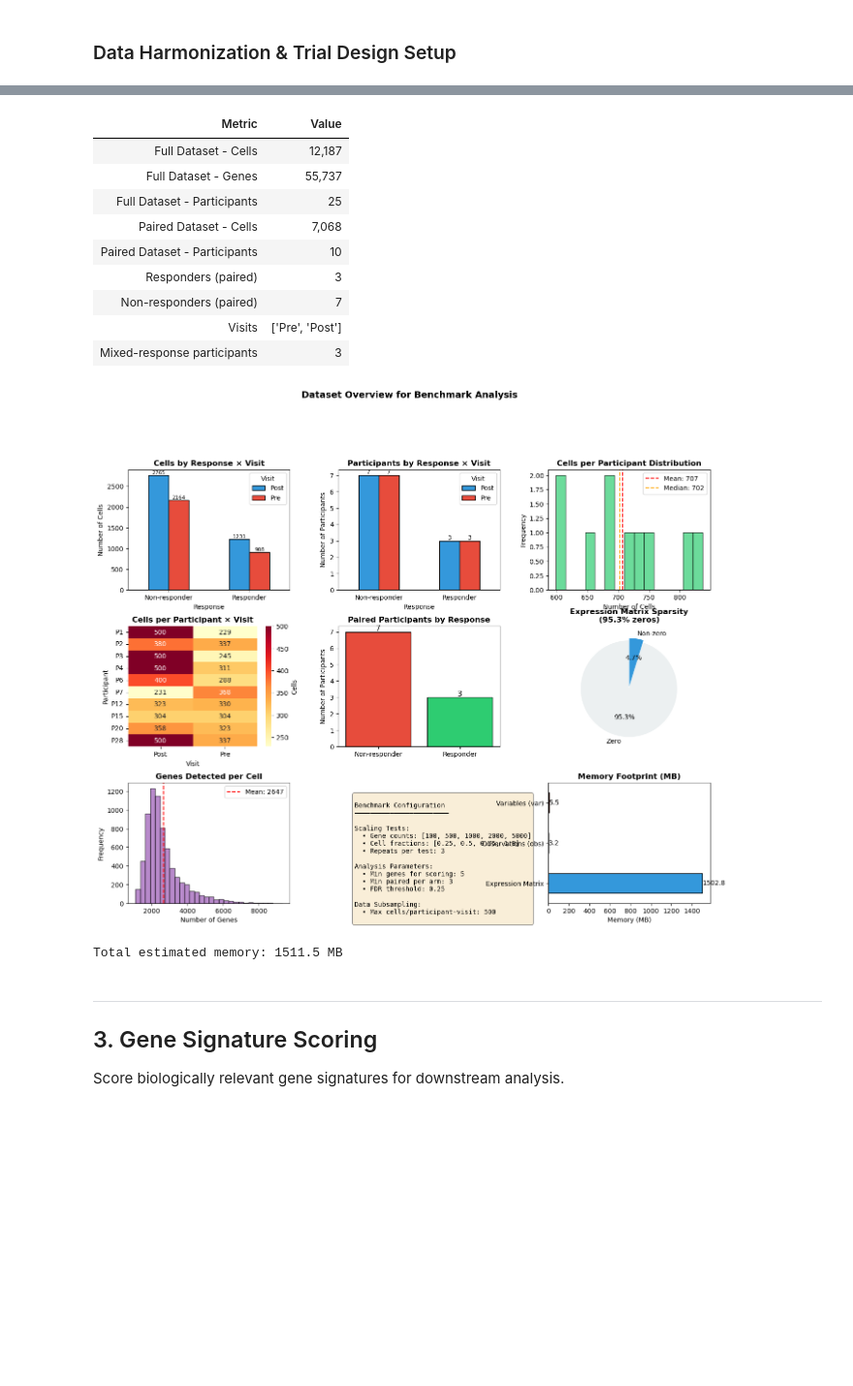
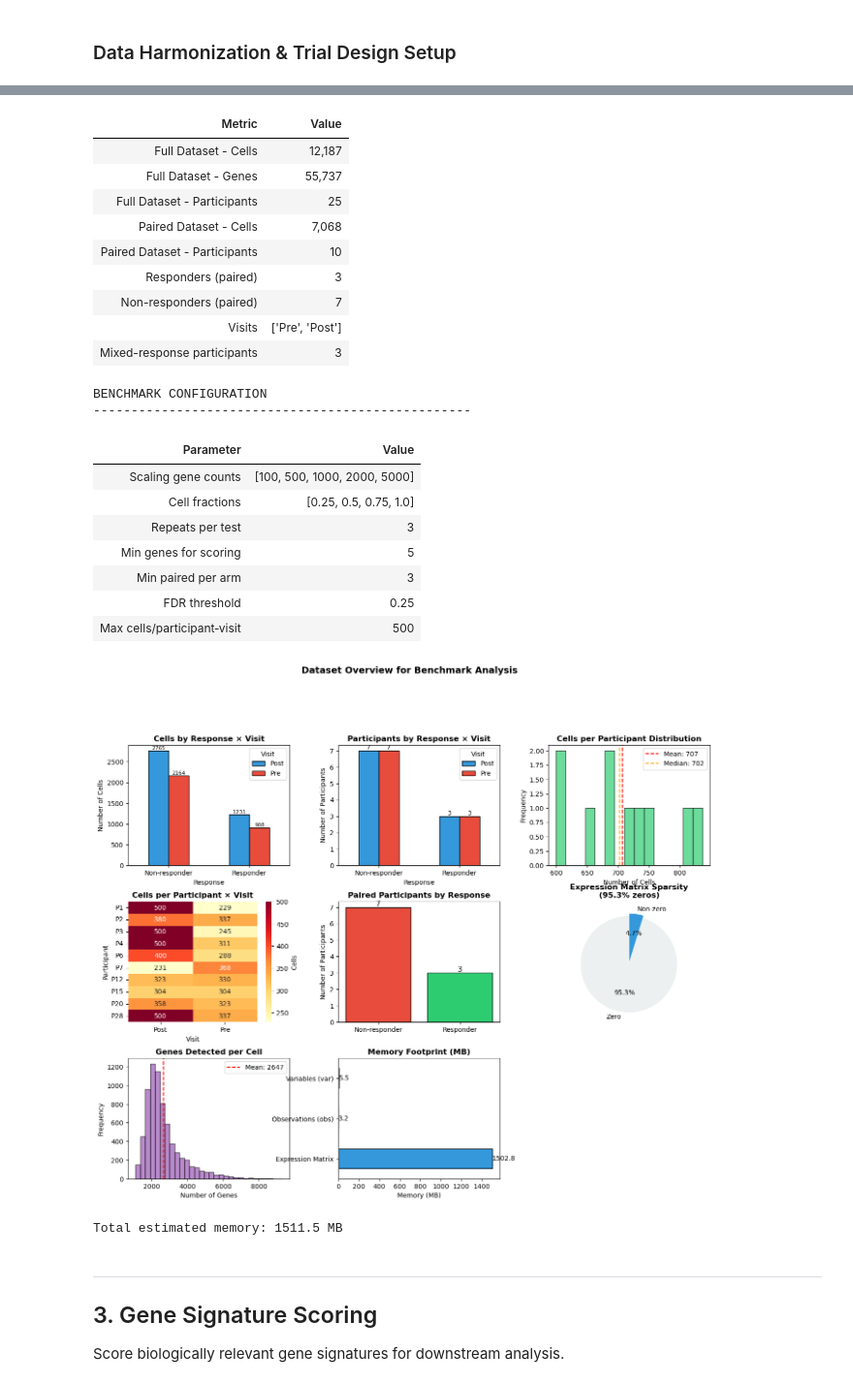
Before and after one commit to TheOmarLab/sctrial, a Jupyter notebook: docs/source/examples/stress_test_real_scale.ipynb, the cells around one changed output, grey strips where cells are left out. Shown at 97% size. Saved outputs shown, nothing was run; the diff lists cells and outputs as text; code cells hidden in the pictures; blank space fills up the shorter version.

```diff
--- a/docs/source/examples/stress_test_real_scale.ipynb
+++ b/docs/source/examples/stress_test_real_scale.ipynb
@@ -221,4 +213,5 @@ Comprehensive visualization of the benchmark dataset characteristics.
 # %%
+
 # =============================================================================
 # DATASET SUMMARY TABLE
 # =============================================================================
@@ -237,7 +230,25 @@ summary_df = pd.DataFrame([
     ("Visits", f"{visits}"),
     ("Mixed-response participants", f"{len(mixed_ids)}"),
 ], columns=["Metric", "Value"])
+
 display(summary_df.style.hide(axis='index'))
+
+# =============================================================================
+# BENCHMARK CONFIGURATION TABLE
+# =============================================================================
+config_df = pd.DataFrame([
+    ("Scaling gene counts", f"{SCALING_GENE_COUNTS}"),
+    ("Cell fractions", f"{SCALING_CELL_FRACTIONS}"),
+    ("Repeats per test", f"{N_BENCHMARK_REPEATS}"),
+    ("Min genes for scoring", f"{MIN_GENES_FOR_SCORE}"),
+    ("Min paired per arm", f"{MIN_PAIRED_PER_ARM}"),
+    ("FDR threshold", f"{FDR_ALPHA}"),
+    ("Max cells/participant‑visit", f"{MAX_CELLS_PER_PARTICIPANT_VISIT}"),
+], columns=["Parameter", "Value"])
+
+print("\nBENCHMARK CONFIGURATION")
+print("-" * 50)
+display(config_df.style.hide(axis='index'))
 
 # =============================================================================
 # COMPREHENSIVE VISUALIZATION
@@ -321,67 +332,56 @@ ax7.set_xlabel("Number of Genes")
 ax7.set_ylabel("Frequency")
 ax7.legend()
 
-# 8. Benchmark Configuration
+# 8. Memory Footprint
 ax8 = fig.add_subplot(gs[2, 1])
-ax8.axis('off')
-config_text = f"""
-Benchmark Configuration
-━━━━━━━━━━━━━━━━━━━━━━━━
-
-Scaling Tests:
-  • Gene counts: {SCALING_GENE_COUNTS}
-  • Cell fractions: {SCALING_CELL_FRACTIONS}
-  • Repeats per test: {N_BENCHMARK_REPEATS}
-
-Analysis Parameters:
-  • Min genes for scoring: {MIN_GENES_FOR_SCORE}
-  • Min paired per arm: {MIN_PAIRED_PER_ARM}
-  • FDR threshold: {FDR_ALPHA}
-
-Data Subsampling:
-  • Max cells/participant-visit: {MAX_CELLS_PER_PARTICIPANT_VISIT}
-"""
-ax8.text(0.1, 0.9, config_text, transform=ax8.transAxes, fontsize=10,
-         verticalalignment='top', fontfamily='monospace',
-         bbox=dict(boxstyle='round', facecolor='wheat', alpha=0.5))
-
-# 9. Memory Footprint
-ax9 = fig.add_subplot(gs[2, 2])
 if sp.issparse(adata_paired.X):
     matrix_mb = adata_paired.X.data.nbytes / 1024 / 1024
 else:
     matrix_mb = adata_paired.X.nbytes / 1024 / 1024
 obs_mb = adata_paired.obs.memory_usage(deep=True).sum() / 1024 / 1024
 var_mb = adata_paired.var.memory_usage(deep=True).sum() / 1024 / 1024
 
 mem_data = pd.Series({'Expression Matrix': matrix_mb, 'Observations (obs)': obs_mb, 'Variables (var)': var_mb})
-mem_data.plot(kind='barh', ax=ax9, color=['#3498db', '#2ecc71', '#e74c3c'], edgecolor='black')
-ax9.set_title("Memory Footprint (MB)", fontsize=12, fontweight='bold')
-ax9.set_xlabel("Memory (MB)")
+mem_data.plot(kind='barh', ax=ax8, color=['#3498db', '#2ecc71', '#e74c3c'], edgecolor='black')
+ax8.set_title("Memory Footprint (MB)", fontsize=12, fontweight='bold')
+ax8.set_xlabel("Memory (MB)")
 for i, v in enumerate(mem_data):
-    ax9.text(v + 0.1, i, f'{v:.1f}', va='center')
+    ax8.text(v + 0.1, i, f'{v:.1f}', va='center')
+
+ax_empty = fig.add_subplot(gs[2, 2])
+ax_empty.axis('off')
 
 plt.suptitle("Dataset Overview for Benchmark Analysis", fontsize=14, fontweight='bold', y=1.02)
 plt.tight_layout()
 plt.show()
 
 print(f"\nTotal estimated memory: {matrix_mb + obs_mb + var_mb:.1f} MB")
 # %% [output]
 ======================================================================
 DATASET SUMMARY
 ======================================================================
 | Metric | Value |
 | Full Dataset - Cells | 12,187 |
 | Full Dataset - Genes | 55,737 |
 | Full Dataset - Participants | 25 |
 | Paired Dataset - Cells | 7,068 |
 | Paired Dataset - Participants | 10 |
 | Responders (paired) | 3 |
 | Non-responders (paired) | 7 |
 | Visits | ['Pre', 'Post'] |
 | Mixed-response participants | 3 |
+BENCHMARK CONFIGURATION
+--------------------------------------------------
+| Parameter | Value |
+| Scaling gene counts | [100, 500, 1000, 2000, 5000] |
+| Cell fractions | [0.25, 0.5, 0.75, 1.0] |
+| Repeats per test | 3 |
+| Min genes for scoring | 5 |
+| Min paired per arm | 3 |
+| FDR threshold | 0.25 |
+| Max cells/participant‑visit | 500 |
-[figure, old version]
+[figure, new version]
-Total estimated memory: 1511.5 MB
+Total estimated memory: 1511.5 MB
 # %% [markdown]
 ---
 ## 3. Gene Signature Scoring
```
Also changed, not shown: parts of 16 cells of this notebook, 6 other files.
